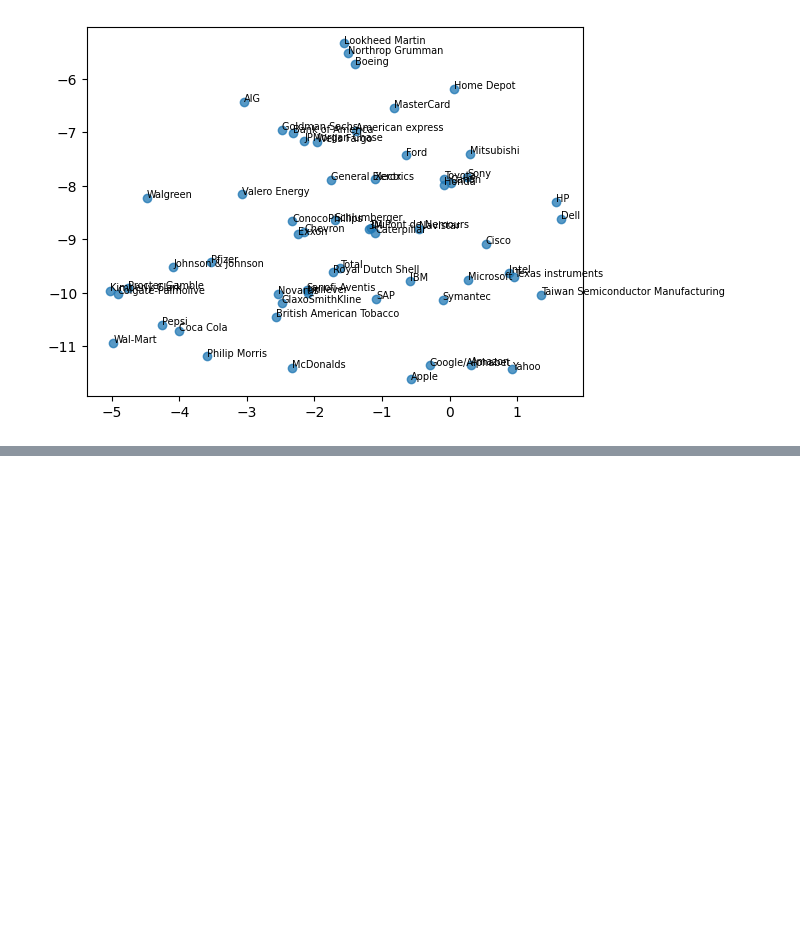
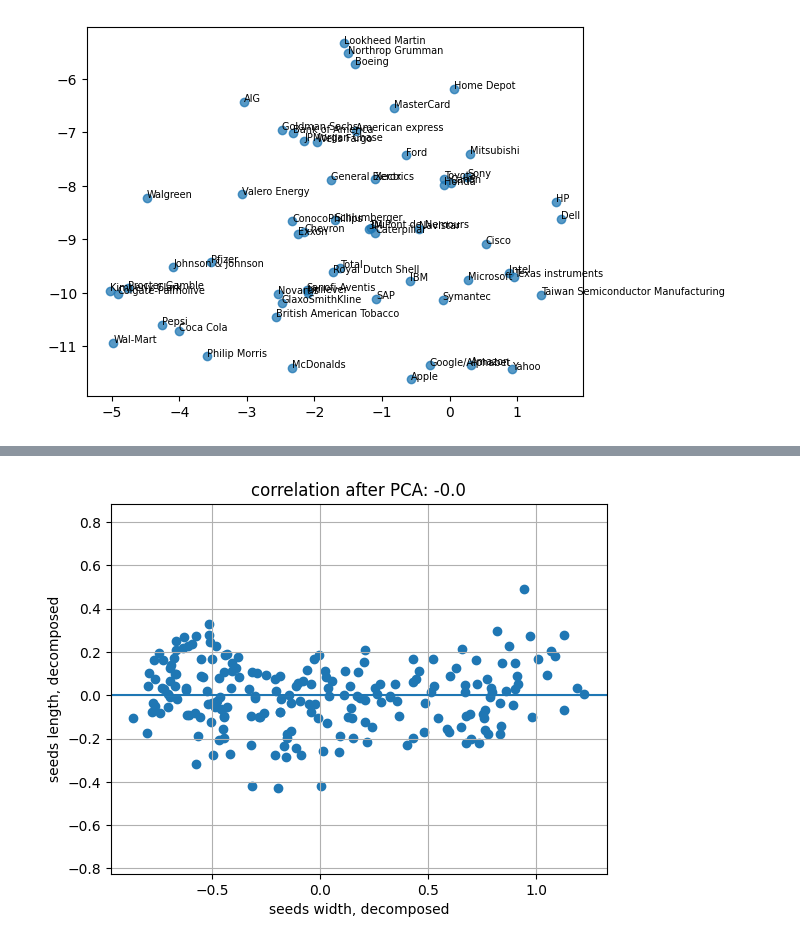
Before and after one commit to srgari/python, a Jupyter notebook: datacamp_study/machine learning/2_Unsupervised_learning_in_Python.ipynb, the cells around one changed output, grey strips where cells are left out. Saved outputs shown, nothing was run; the diff lists cells and outputs as text; code cells hidden in the pictures; blank space fills up the shorter version.

```diff
--- a/datacamp_study/machine learning/2_Unsupervised_learning_in_Python.ipynb
+++ b/datacamp_study/machine learning/2_Unsupervised_learning_in_Python.ipynb
@@ -707,0 +759,21 @@ for x, y, company in zip(xs, ys, movements_full['companies']):
+# %%
+from sklearn.decomposition import PCA
+
+model = PCA()
+
+pca_features = model.fit_transform(grains)
+
+plt.scatter(pca_features[:,0], pca_features[:,1])
+plt.axis('equal')
+
+correlation, pvalue = pearsonr(pca_features[:,0], pca_features[:,1])
+correlation
+
+plt.title(f'correlation after PCA: {round(correlation, 2)}')
+plt.xlabel('seeds width, decomposed')
+plt.ylabel('seeds length, decomposed')
+plt.axhline(y = 0)
+
+plt.grid()
+# %% [output]
+[figure, added]
```
Also changed, not shown: parts of 16 cells of this notebook, 2 other files.
